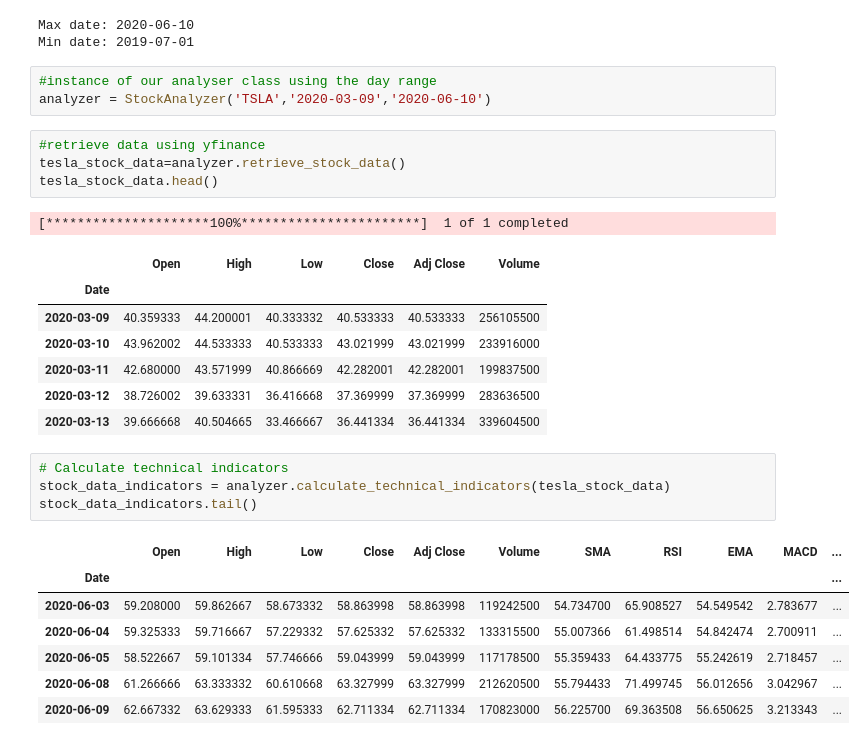
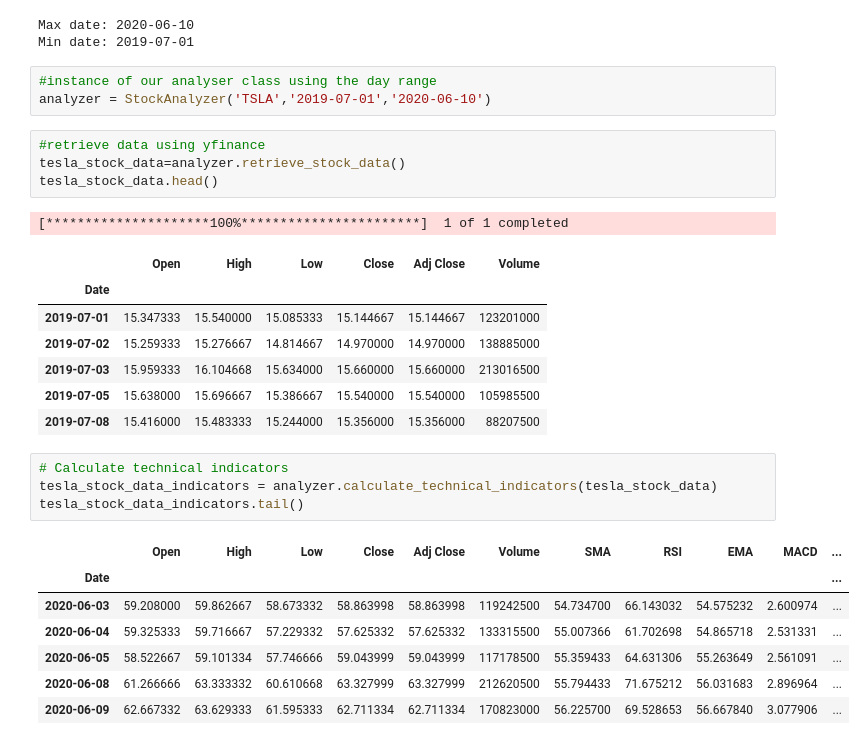
Before and after one commit to wolderufael/Stock-market-analysis-based-on-news-sentiment, a Jupyter notebook: notebooks/stock_analysis.ipynb, the cells around one changed output. Cells and saved outputs as stored; diff of their text form.

```diff
--- a/notebooks/stock_analysis.ipynb
+++ b/notebooks/stock_analysis.ipynb
@@ -190,7 +190,7 @@ Max date: 2020-06-10
 Min date: 2019-07-01
 # %%
 #instance of our analyser class using the day range
-analyzer = StockAnalyzer('TSLA','2020-03-09','2020-06-10')
+analyzer = StockAnalyzer('TSLA','2019-07-01','2020-06-10')
 # %%
 #retrieve data using yfinance
 tesla_stock_data=analyzer.retrieve_stock_data()
@@ -199,23 +199,23 @@ tesla_stock_data.head()
 [*********************100%***********************]  1 of 1 completed
 |  | Open | High | Low | Close | Adj Close | Volume |
 | Date |  |  |  |  |  |  |
-| 2020-03-09 | 40.359333 | 44.200001 | 40.333332 | 40.533333 | 40.533333 | 256105500 |
-| 2020-03-10 | 43.962002 | 44.533333 | 40.533333 | 43.021999 | 43.021999 | 233916000 |
-| 2020-03-11 | 42.680000 | 43.571999 | 40.866669 | 42.282001 | 42.282001 | 199837500 |
-| 2020-03-12 | 38.726002 | 39.633331 | 36.416668 | 37.369999 | 37.369999 | 283636500 |
-| 2020-03-13 | 39.666668 | 40.504665 | 33.466667 | 36.441334 | 36.441334 | 339604500 |
+| 2019-07-01 | 15.347333 | 15.540000 | 15.085333 | 15.144667 | 15.144667 | 123201000 |
+| 2019-07-02 | 15.259333 | 15.276667 | 14.814667 | 14.970000 | 14.970000 | 138885000 |
+| 2019-07-03 | 15.959333 | 16.104668 | 15.634000 | 15.660000 | 15.660000 | 213016500 |
+| 2019-07-05 | 15.638000 | 15.696667 | 15.386667 | 15.540000 | 15.540000 | 105985500 |
+| 2019-07-08 | 15.416000 | 15.483333 | 15.244000 | 15.356000 | 15.356000 | 88207500 |
 # %%
 # Calculate technical indicators
-stock_data_indicators = analyzer.calculate_technical_indicators(tesla_stock_data)
-stock_data_indicators.tail()
+tesla_stock_data_indicators = analyzer.calculate_technical_indicators(tesla_stock_data)
+tesla_stock_data_indicators.tail()
 # %% [output]
 |  | Open | High | Low | Close | Adj Close | Volume | SMA | RSI | EMA | MACD | ... |
 | Date |  |  |  |  |  |  |  |  |  |  | ... |
-| 2020-06-03 | 59.208000 | 59.862667 | 58.673332 | 58.863998 | 58.863998 | 119242500 | 54.734700 | 65.908527 | 54.549542 | 2.783677 | ... |
-| 2020-06-04 | 59.325333 | 59.716667 | 57.229332 | 57.625332 | 57.625332 | 133315500 | 55.007366 | 61.498514 | 54.842474 | 2.700911 | ... |
-| 2020-06-05 | 58.522667 | 59.101334 | 57.746666 | 59.043999 | 59.043999 | 117178500 | 55.359433 | 64.433775 | 55.242619 | 2.718457 | ... |
-| 2020-06-08 | 61.266666 | 63.333332 | 60.610668 | 63.327999 | 63.327999 | 212620500 | 55.794433 | 71.499745 | 56.012656 | 3.042967 | ... |
-| 2020-06-09 | 62.667332 | 63.629333 | 61.595333 | 62.711334 | 62.711334 | 170823000 | 56.225700 | 69.363508 | 56.650625 | 3.213343 | ... |
+| 2020-06-03 | 59.208000 | 59.862667 | 58.673332 | 58.863998 | 58.863998 | 119242500 | 54.734700 | 66.143032 | 54.575232 | 2.600974 | ... |
+| 2020-06-04 | 59.325333 | 59.716667 | 57.229332 | 57.625332 | 57.625332 | 133315500 | 55.007366 | 61.702698 | 54.865718 | 2.531331 | ... |
+| 2020-06-05 | 58.522667 | 59.101334 | 57.746666 | 59.043999 | 59.043999 | 117178500 | 55.359433 | 64.631306 | 55.263649 | 2.561091 | ... |
+| 2020-06-08 | 61.266666 | 63.333332 | 60.610668 | 63.327999 | 63.327999 | 212620500 | 55.794433 | 71.675212 | 56.031683 | 2.896964 | ... |
+| 2020-06-09 | 62.667332 | 63.629333 | 61.595333 | 62.711334 | 62.711334 | 170823000 | 56.225700 | 69.528653 | 56.667840 | 3.077906 | ... |
 # %%
 # Plot stock data
 analyzer.plot_technical_indicators(tesla_stock_data)
```
Also changed, not shown: parts of 9 cells of this notebook, 1 other file.
